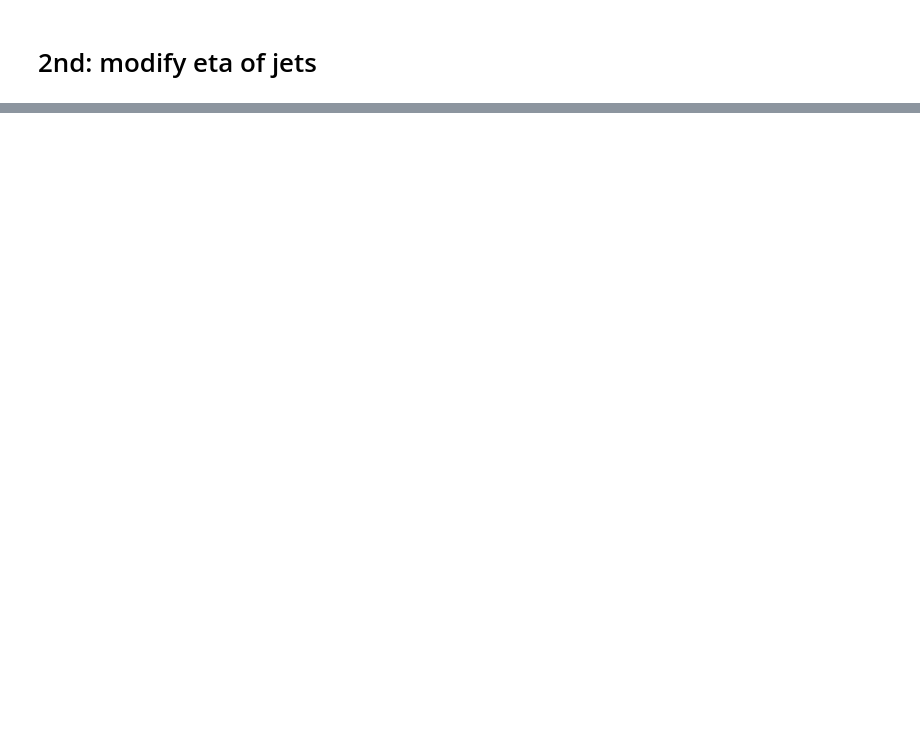
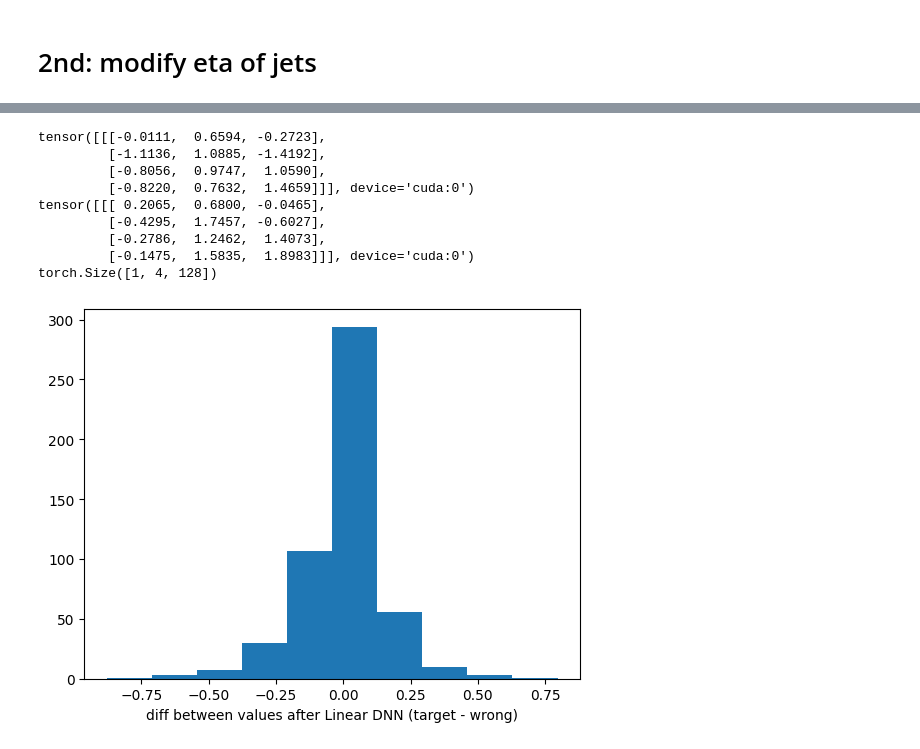
Before and after one commit to valsdav/MEMFlow, a Jupyter notebook: scripts/Plots_Performance_TransferFlow.ipynb, the cells around one changed output, grey strips where cells are left out. Cells and saved outputs as stored; diff of their text form; code cells hidden in the pictures; blank space fills up the shorter version.

```diff
--- a/scripts/Plots_Performance_TransferFlow.ipynb
+++ b/scripts/Plots_Performance_TransferFlow.ipynb
@@ -483,6 +500,6 @@ plot_per_change(diff_logprob_partons_pt, percentage_change, modify_partons.tolis
 # %%
 eta_change = [-0.5, -0.45, -0.4, -0.35, -0.3, -0.25, -0.2, -0.15, -0.1, -0.05,
-                    0.05, 0.1, 0.15, 0.2, 0.25, 0.3, 0.35, 0.4, 0.45, 5]
+                    0.05, 0.1, 0.15, 0.2, 0.25, 0.3, 0.35, 0.4, 0.45, 0.5]
 diff_logprob_partons_eta = torch.zeros((len(eta_change), No_batches, batchSize))
 
 transfer_flow.eval()
@@ -511,6 +528,7 @@ for index, diff_eta in enumerate(eta_change):
                                                 no_max_objects=config.transferFlow.no_max_objects,
                                                 device=device)
 
+        #print(wrong_logScaled_partons - logScaled_data_higgs_t_tbar_ISR)
         avg_flowPr, wrong_batch_flow_pr, flow_pr = transfer_flow(scaledLogRecoParticles,
                                                                 wrong_logScaled_partons,
                                                                 boostReco,
@@ -564,0 +591,28 @@ plot_per_change(diff_logprob_partons_phi, phi_change, modify_partons.tolist(), t
+# %%
+check_ev = 10
+
+event_parton = logScaled_data_higgs_t_tbar_ISR[check_ev].unsqueeze(dim=0)
+event_reco = scaledLogRecoParticles[check_ev,:,:7].unsqueeze(dim=0)
+event_boost = boostReco[check_ev].unsqueeze(dim=0)
+maskBoost = mask_boost[check_ev].unsqueeze(dim=0)
+maskReco = torch.cat((mask_jets[check_ev], mask_lepton[check_ev], mask_met[check_ev]), dim=0).unsqueeze(dim=0)
+
+event_parton_distorded = event_parton + torch.rand(event_parton.shape, device=device)
+
+print(event_parton)
+print(event_parton_distorded)
+
+target_avg_flowPr, target_batch_flow_pr, target_flow_pr = transfer_flow(event_reco,
+                                                                event_parton,
+                                                                event_boost,
+                                                                maskReco,
+                                                                maskBoost)
+
+wrong_avg_flowPr, wrong_batch_flow_pr, wrong_flow_pr = transfer_flow(event_reco,
+                                                                event_parton_distorded,
+                                                                event_boost,
+                                                                maskReco,
+                                                                maskBoost)
+
+print(target_batch_flow_pr)
+print(wrong_batch_flow_pr)
@@ -564,0 +630,25 @@ plot_per_change(diff_logprob_partons_phi, phi_change, modify_partons.tolist(), t
+# %%
+print(event_parton)
+#print(event_reco)
+print(event_parton_distorded)
+
+scaledLogReco_afterLin = transfer_flow.gelu(transfer_flow.linearDNN_reco(event_reco) * maskReco[..., None])
+
+scaledLogParton_afterLin_correct = transfer_flow.gelu(transfer_flow.linearDNN_parton(event_parton))
+scaledLogParton_afterLin_wrong = transfer_flow.gelu(transfer_flow.linearDNN_parton(event_parton_distorded))
+
+print(scaledLogParton_afterLin_correct.shape)
+plt.hist((scaledLogParton_afterLin_correct - scaledLogParton_afterLin_wrong).flatten().detach().cpu().numpy())
+plt.xlabel('diff between values after Linear DNN (target - wrong)')
+plt.show()
+# %% [output]
+tensor([[[-0.0111,  0.6594, -0.2723],
+         [-1.1136,  1.0885, -1.4192],
+         [-0.8056,  0.9747,  1.0590],
+         [-0.8220,  0.7632,  1.4659]]], device='cuda:0')
+tensor([[[ 0.2065,  0.6800, -0.0465],
+         [-0.4295,  1.7457, -0.6027],
+         [-0.2786,  1.2462,  1.4073],
+         [-0.1475,  1.5835,  1.8983]]], device='cuda:0')
+torch.Size([1, 4, 128])
+[figure, added]
```
Also changed, not shown: parts of 39 cells of this notebook, 5 other files.
